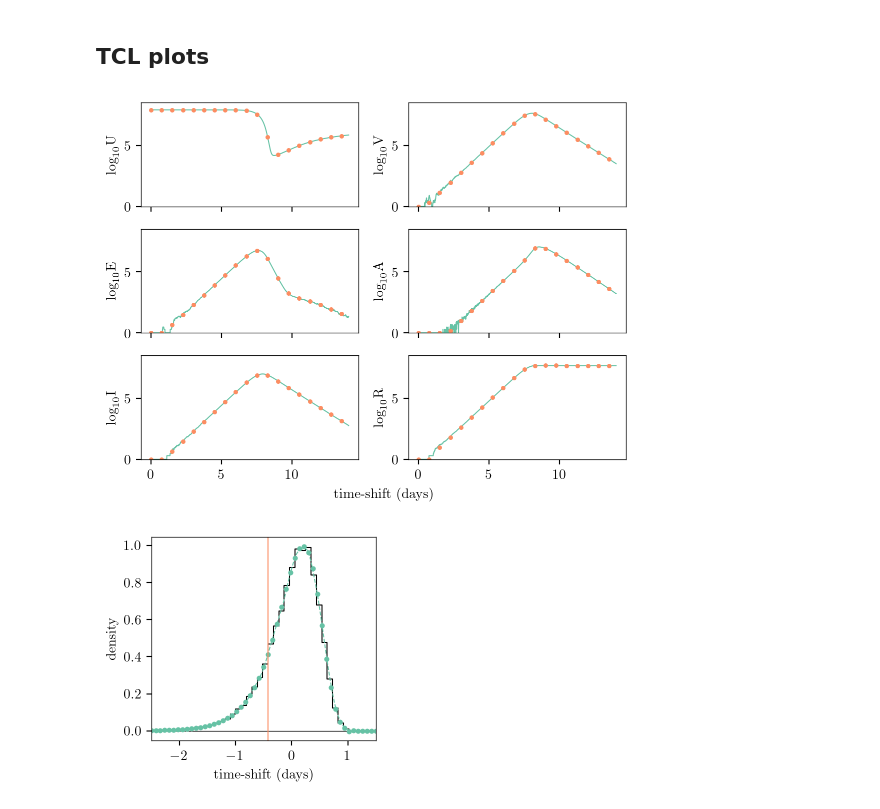
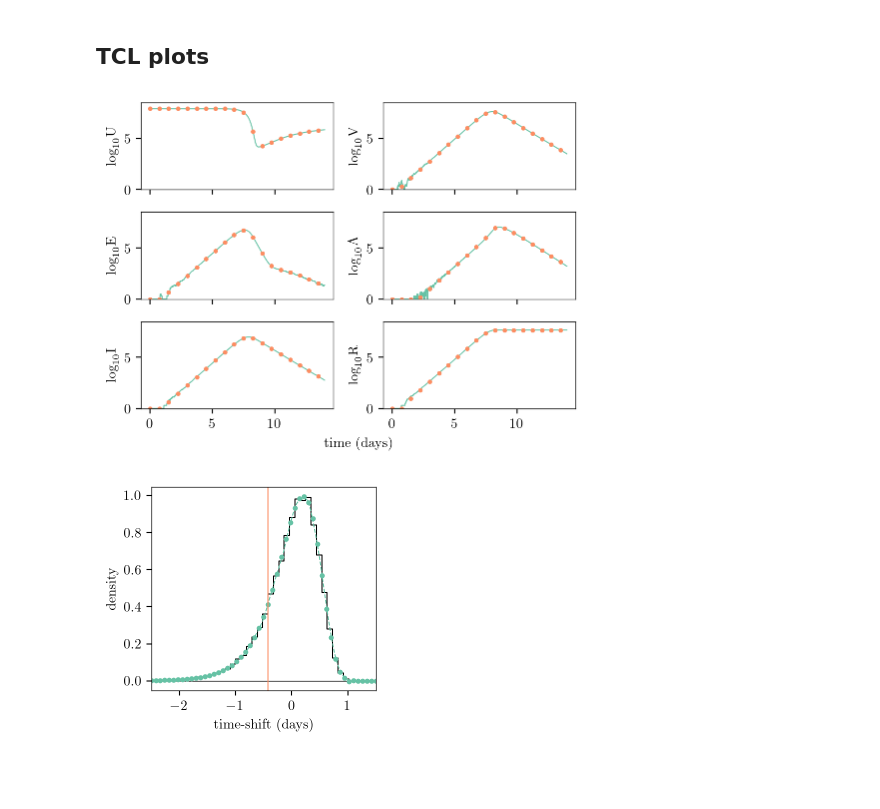
Before and after one commit to djmorris7/Computation_of_random_time-shifts, a Jupyter notebook: plots.ipynb, the cells around one changed output. Saved outputs shown, nothing was run; the diff lists cells and outputs as text; code cells hidden in the pictures; blank space fills up the shorter version.

```diff
--- a/plots.ipynb
+++ b/plots.ipynb
@@ -186,7 +186,7 @@ t_lin = t_range_lin[t_range_lin <= 20]
 y_lin = log_det_linear(x, y, t_range_lin, r)
 # %%
 # fig, axs = plt.subplots(2, 2, figsize=(5.5, 3.5))
-fig = plt.figure(figsize=(5.0, 3))
+fig = plt.figure(figsize=(4.7, 3))
 # Add a gridspec with two rows and two columns and a ratio of 1 to 4 between
 # the size of the marginal axes and the main axes in both directions.
 # Also adjust the subplot parameters for a square plot.
@@ -241,10 +241,8 @@ sns.histplot(
 ax_histx.plot(-df_pdf_vals["t"], df_pdf_vals["pdf"], color="C1", lw=1.0)
 
 for q in quantiles:
-    x = df_tau_mapping.loc[df_tau_mapping["type"]
-                           == "proj_" + str(q), "x0"].iloc[0]
-    y = df_tau_mapping.loc[df_tau_mapping["type"]
-                           == "proj_" + str(q), "y0"].iloc[0]
+    x = df_tau_mapping.loc[df_tau_mapping["type"] == "proj_" + str(q), "x0"].iloc[0]
+    y = df_tau_mapping.loc[df_tau_mapping["type"] == "proj_" + str(q), "y0"].iloc[0]
 
     t_lin = t_range_lin[t_range_lin <= 20]
     y_lin = log_det_linear(x, y, t_lin, r)
@@ -274,5 +272,5 @@ ax.set_xlim(-8, t_prime + 1)
 ax.set_ylabel("number infected " + r"$(\log_{10})$")
 ax.set_xlabel("time (days)")
 fig.tight_layout()
-fig.savefig(figures_dir + "Figure2.pgf", dpi=300, bbox_inches="tight")
+fig.savefig(figures_dir + "Figure2.pdf", dpi=300, bbox_inches="tight")
 # %% [output]
@@ -574,7 +559,7 @@ df_pdf_div = pd.read_csv(results_dir + "pdf_vals_divergent.csv")
 df_stoch_all_states = pd.read_csv(results_dir + "stoch_all_states.csv")
 df_det_all_states = pd.read_csv(results_dir + "det_all_states.csv")
 # %%
-fig, axs = plt.subplots(3, 2, figsize=(5.5, 4.5), sharex=True)
+fig, axs = plt.subplots(3, 2, figsize=(5.0, 4.0), sharex=True)
 
 state_vars = ["U", "E", "I", "V", "A", "R"]
 
@@ -588,38 +573,36 @@ for i, v in enumerate(state_vars):
         zorder=1,
     )
     axs[row][col].scatter(
         df_det_all_states["time"][::75],
         np.maximum(0, np.log10(df_det_all_states[v][::75])),
         c="C1",
         s=5,
         zorder=2,
     )
     # axs[row][col].plot(df_det_all_states['time'], np.maximum(0, np.log(df_det_all_states[v])),
     #                    c = 'C1', zorder = 2, ls = 'dashed')
 
     axs[row][col].set_ylim(0, 8.5)
     axs[row][col].set_ylabel(r"$\log_{10}$%s" % (v))
     row += 1
     if row == 3:
         row = 0
         col += 1
 
 ax0 = fig.add_subplot(111, frameon=False)
 # hide tick and tick label of the big axis
 plt.tick_params(
     labelcolor="none", which="both", top=False, bottom=False, left=False, right=False
 )
 plt.xlabel(r"time (days)")
 ax0.set_xticks([])
 ax0.set_yticks([])
-ax0.set_xlabel(r"time-shift (days)", labelpad=20)
+ax0.set_xlabel(r"time (days)", labelpad=20)
 fig.tight_layout()
 
-fig.savefig(figures_dir + "TCLIR_example_sim.pdf",
-            dpi=300, bbox_inches="tight")
-fig.savefig(figures_dir + "Figure7.pgf", bbox_inches="tight")
+fig.savefig(figures_dir + "Figure7.pdf", bbox_inches="tight")
 # %% [output]
-[figure, old version]
+[figure, new version]
 # %%
 fig, ax = plt.subplots(figsize=(3.0, 2.75))
 sns.histplot(
```
Also changed, not shown: parts of 10 cells of this notebook.
